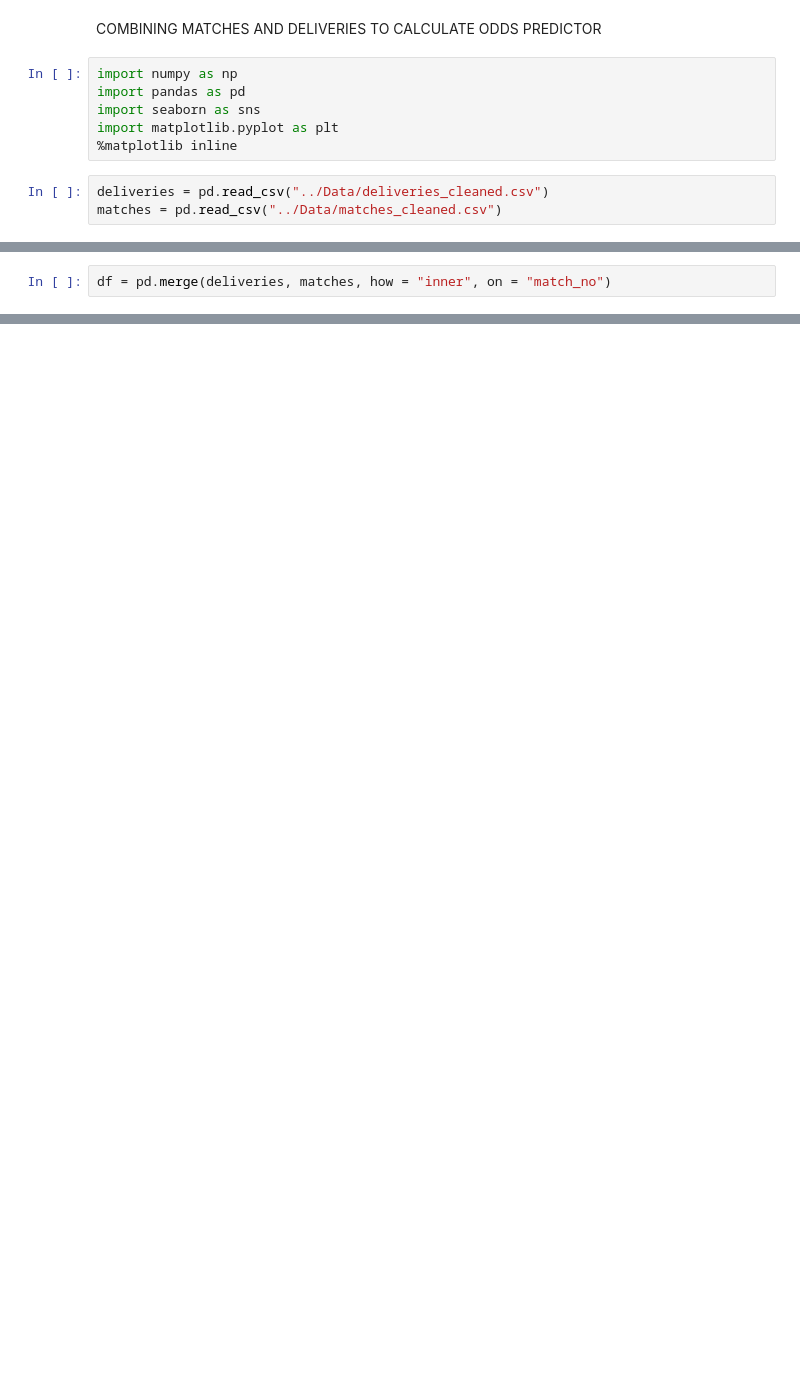
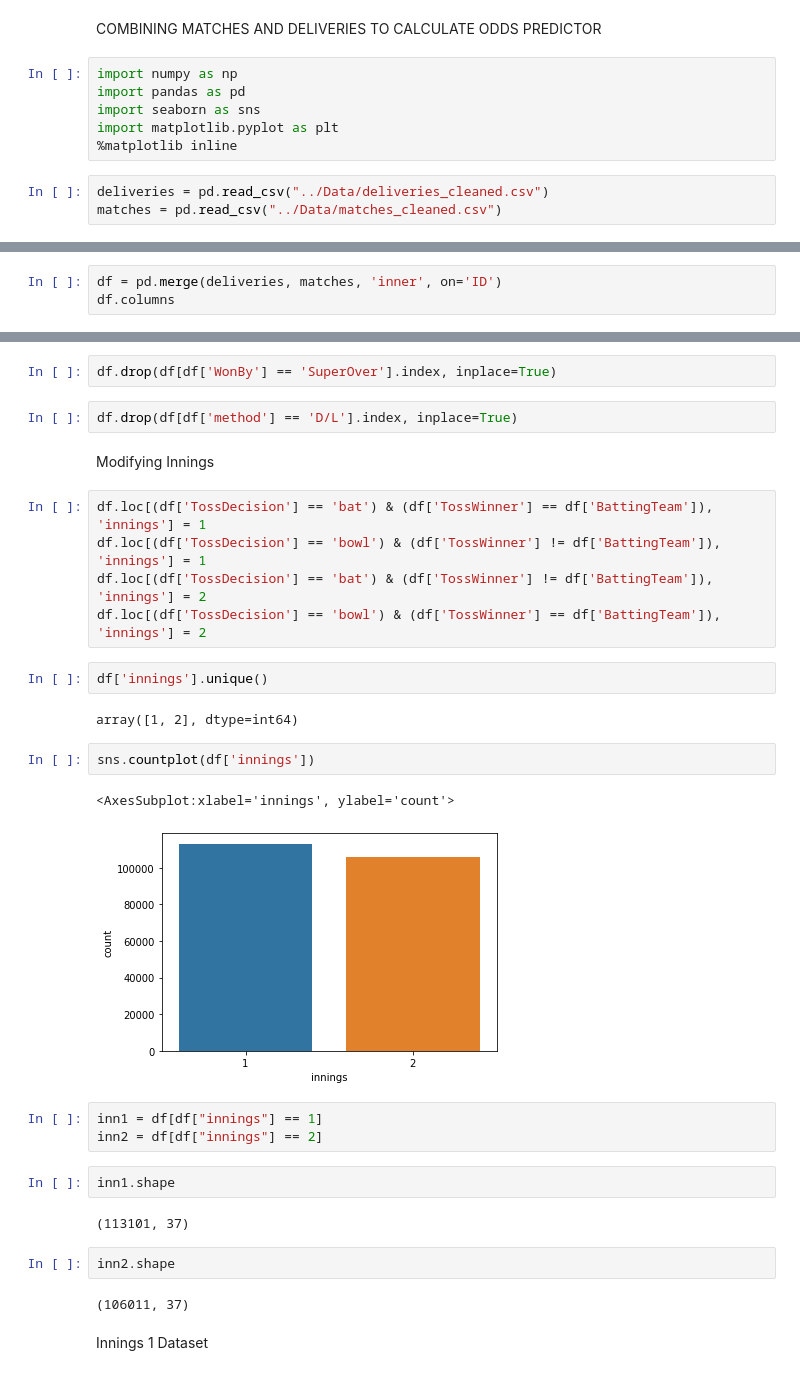
Before and after one commit to sidd10-dev/IPL-Fantasy, a Jupyter notebook: ML/EDA/creating dataset.ipynb, the cells around one changed output, grey strips where cells are left out. Drawn from its saved outputs; the diff is of its cells as text; blank space fills up the shorter version.

```diff
--- a/ML/EDA/creating dataset.ipynb
+++ b/ML/EDA/creating dataset.ipynb
@@ -14,2 +70,3 @@ deliveries["match_no"] = deliveries["match_no"].apply(lambda x: float(x))
 # %%
-df = pd.merge(deliveries, matches, how = "inner", on = "match_no")
+df = pd.merge(deliveries, matches, 'inner', on='ID')
+df.columns
@@ -35,0 +85,33 @@ memory usage: 39.6+ MB
+# %%
+df.drop(df[df['WonBy'] == 'SuperOver'].index, inplace=True)
+# %%
+df.drop(df[df['method'] == 'D/L'].index, inplace=True)
+# %% [markdown]
+Modifying Innings
+# %%
+df.loc[(df['TossDecision'] == 'bat') & (df['TossWinner'] == df['BattingTeam']), 'innings'] = 1
+df.loc[(df['TossDecision'] == 'bowl') & (df['TossWinner'] != df['BattingTeam']), 'innings'] = 1
+df.loc[(df['TossDecision'] == 'bat') & (df['TossWinner'] != df['BattingTeam']), 'innings'] = 2
+df.loc[(df['TossDecision'] == 'bowl') & (df['TossWinner'] == df['BattingTeam']), 'innings'] = 2
+# %%
+df['innings'].unique()
+# %% [output]
+array([1, 2], dtype=int64)
+# %%
+sns.countplot(df['innings'])
+# %% [output]
+<AxesSubplot:xlabel='innings', ylabel='count'>
+[figure, added]
+# %%
+inn1 = df[df["innings"] == 1]
+inn2 = df[df["innings"] == 2]
+# %%
+inn1.shape
+# %% [output]
+(113101, 37)
+# %%
+inn2.shape
+# %% [output]
+(106011, 37)
+# %% [markdown]
+Innings 1 Dataset
```
Also changed, not shown: parts of 86 cells of this notebook, 22 other files.
